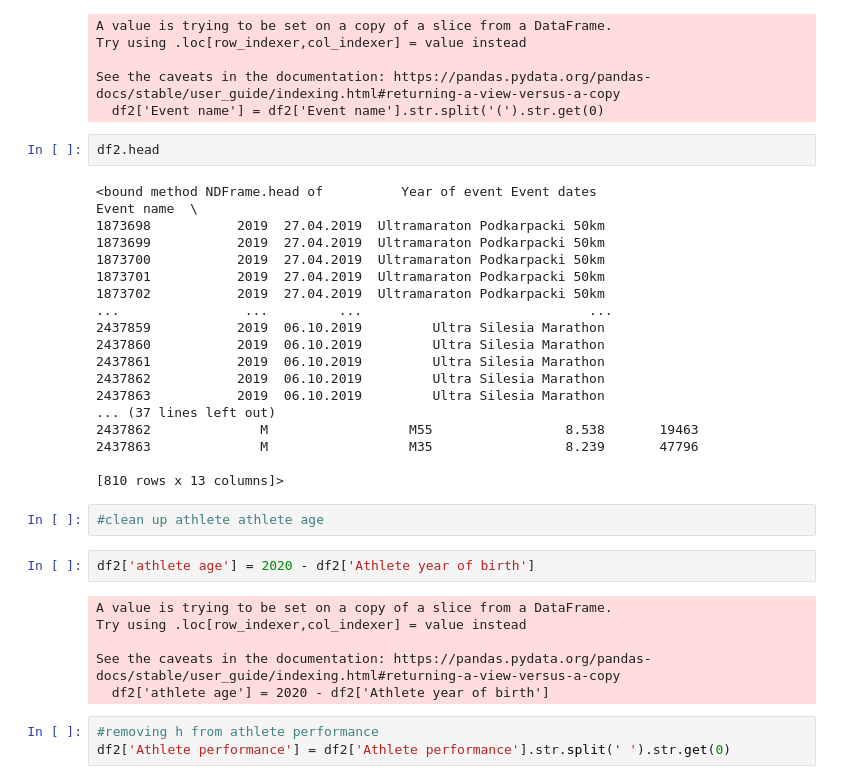
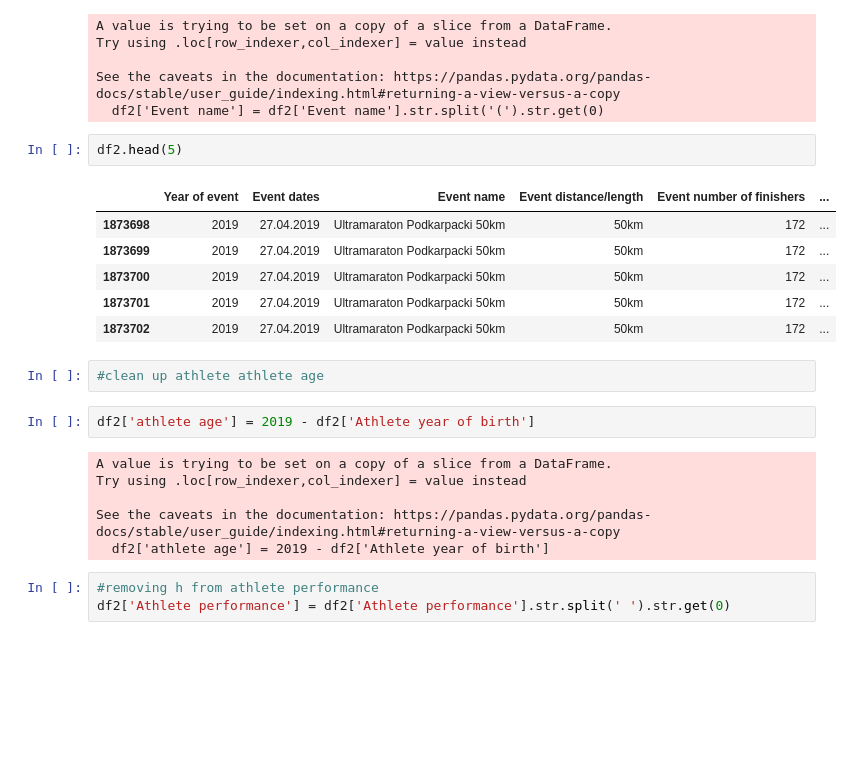
Before and after one commit to oskargo8/polish_ultramarathons, a Jupyter notebook: um_project.ipynb, the cells around one changed output. Drawn from its saved outputs; the diff is of its cells as text; blank space fills up the shorter version.

```diff
--- a/um_project.ipynb
+++ b/um_project.ipynb
@@ -153,35 +64,24 @@ Try using .loc[row_indexer,col_indexer] = value instead
 See the caveats in the documentation: https://pandas.pydata.org/pandas-docs/stable/user_guide/indexing.html#returning-a-view-versus-a-copy
   df2['Event name'] = df2['Event name'].str.split('(').str.get(0)
 # %%
-df2.head
+df2.head(5)
 # %% [output]
-<bound method NDFrame.head of          Year of event Event dates                      Event name  \
-1873698           2019  27.04.2019  Ultramaraton Podkarpacki 50km
-1873699           2019  27.04.2019  Ultramaraton Podkarpacki 50km
-1873700           2019  27.04.2019  Ultramaraton Podkarpacki 50km
-1873701           2019  27.04.2019  Ultramaraton Podkarpacki 50km
-1873702           2019  27.04.2019  Ultramaraton Podkarpacki 50km
-...                ...         ...                             ...
-2437859           2019  06.10.2019         Ultra Silesia Marathon
-2437860           2019  06.10.2019         Ultra Silesia Marathon
-2437861           2019  06.10.2019         Ultra Silesia Marathon
-2437862           2019  06.10.2019         Ultra Silesia Marathon
-2437863           2019  06.10.2019         Ultra Silesia Marathon
-... (37 lines left out)
-2437862              M                  M55                 8.538       19463
-2437863              M                  M35                 8.239       47796
-
-[810 rows x 13 columns]>
+|  | Year of event | Event dates | Event name | Event distance/length | Event number of finishers | ... |
+| 1873698 | 2019 | 27.04.2019 | Ultramaraton Podkarpacki 50km | 50km | 172 | ... |
+| 1873699 | 2019 | 27.04.2019 | Ultramaraton Podkarpacki 50km | 50km | 172 | ... |
+| 1873700 | 2019 | 27.04.2019 | Ultramaraton Podkarpacki 50km | 50km | 172 | ... |
+| 1873701 | 2019 | 27.04.2019 | Ultramaraton Podkarpacki 50km | 50km | 172 | ... |
+| 1873702 | 2019 | 27.04.2019 | Ultramaraton Podkarpacki 50km | 50km | 172 | ... |
 # %%
 #clean up athlete athlete age
 # %%
-df2['athlete age'] = 2020 - df2['Athlete year of birth']
+df2['athlete age'] = 2019 - df2['Athlete year of birth']
 # %% [output]
 A value is trying to be set on a copy of a slice from a DataFrame.
 Try using .loc[row_indexer,col_indexer] = value instead
 
 See the caveats in the documentation: https://pandas.pydata.org/pandas-docs/stable/user_guide/indexing.html#returning-a-view-versus-a-copy
-  df2['athlete age'] = 2020 - df2['Athlete year of birth']
+  df2['athlete age'] = 2019 - df2['Athlete year of birth']
 # %%
 #removing h from athlete performance
 df2['Athlete performance'] = df2['Athlete performance'].str.split(' ').str.get(0)
```
Also changed, not shown: parts of 15 cells of this notebook.
